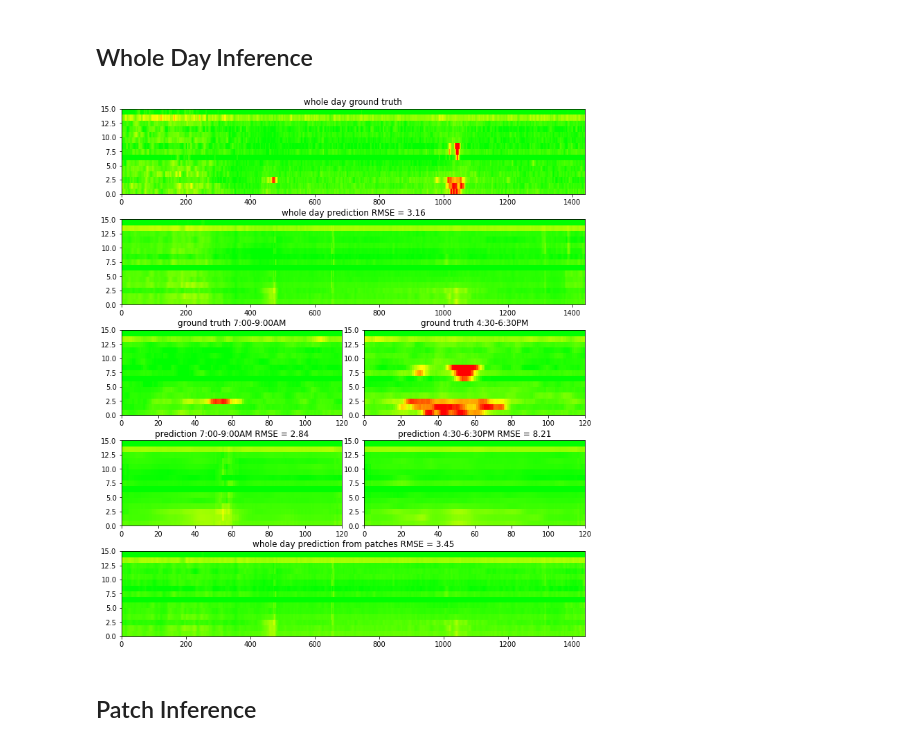
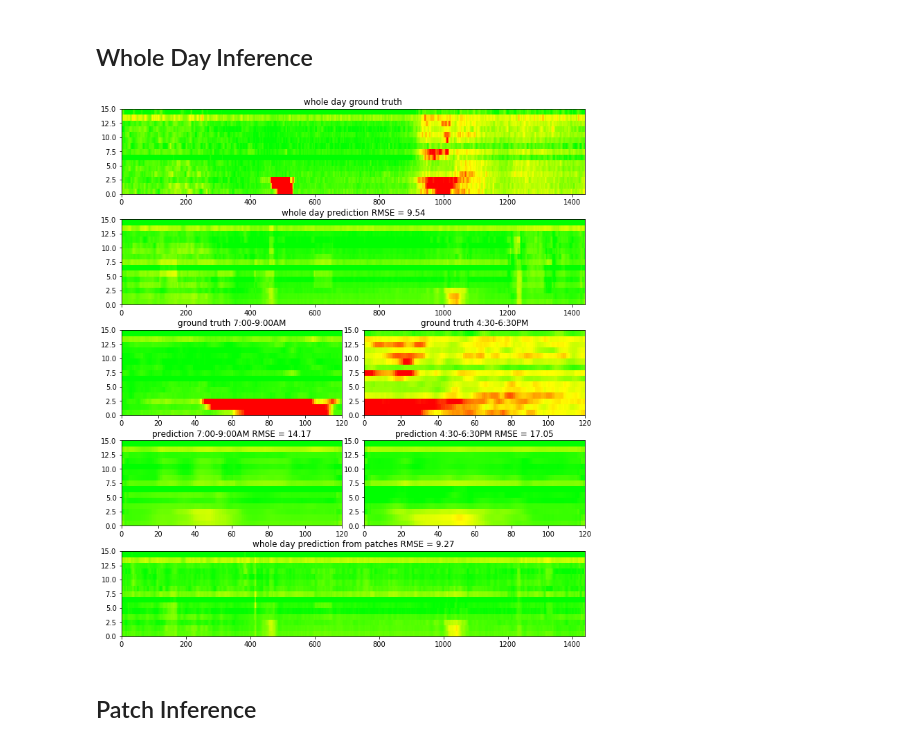
Before and after one commit to wkelongws/D, a Jupyter notebook: CNN_analysis_model_inference.ipynb, the cells around one changed output. Drawn from its saved outputs; the diff is of its cells as text; code cells hidden in the pictures.

```diff
--- a/CNN_analysis_model_inference.ipynb
+++ b/CNN_analysis_model_inference.ipynb
@@ -69,10 +69,16 @@ def timeSince(since):
 # weights_file_name = 'CNN_patch_weather_and_history'
 
 # use_history = True
+# weights_file_name = 'CNN_patch_weather_and_history_from_TITANX'
+
+# use_history = True
 # weights_file_name = 'CNN_deeper_patch_weather_and_history'
 
+# use_history = True
+# weights_file_name = 'CNN_deeper_patch_weather_and_history_from_TITANX'
+
 use_history = True
-weights_file_name = 'CNN_deeper_patch_weather_and_history_from_TITANX'
+weights_file_name = 'CNN_deepest_patch_weather_and_history_from_TITANX'
 # %%
 # loss_log = pickle.load(open('loss_log_'+weights_file_name+'_.p','rb'))
 # # plt.plot(loss_log['val'])
@@ -420,7 +499,7 @@ def RMSE_cal(out,label):
     RMSE = MSE.data.numpy()[0]**0.5
     return RMSE
 # %%
-day = 417
+day = 431
 idx = day  # test: [417,420,431]
 out,label_all = model(add_patch_dim_to_sample(db[idx]))
 out = out.data.cpu()[0]
@@ -471,34 +550,34 @@ truth = []
 for i in range(133):
 
     vote = np.empty([15,1440])
     vote[:] = np.nan
     gt = np.copy(vote)
 
     idx = day_idx*133 + i
     out,label = model(add_patch_dim_to_sample(db_patch[idx]))
     out = out.data.cpu()[0]
     label = label.data.cpu()[0]
 
     vote[:,i*10:i*10+120] = out
     gt[:,i*10:i*10+120] = label
     pred.append(vote)
     truth.append(gt)
 
 def vote(votes):
     a = np.stack(votes,0)
     b = np.nanmean(a,0)
     return b
 
 pred = vote(pred)
 truth = vote(truth)
 ax = plt.subplot(gs[4,:])
 ax.set_title('whole day prediction from patches RMSE = {0:.2f}'.format(RMSE_cal(torch.from_numpy(pred).float(),label_all)))
 vis_one_day_traffic_speed(pred)
 
 figname = weights_file_name
 fig.savefig('images/CNN/'+figname+'_'+str(day)+'.png')
 # %% [output]
-[figure, old version]
+[figure, new version]
 # %% [markdown]
 ## Patch Inference
 # %%
```
Also changed, not shown: parts of 7 cells of this notebook, 23 other files.
